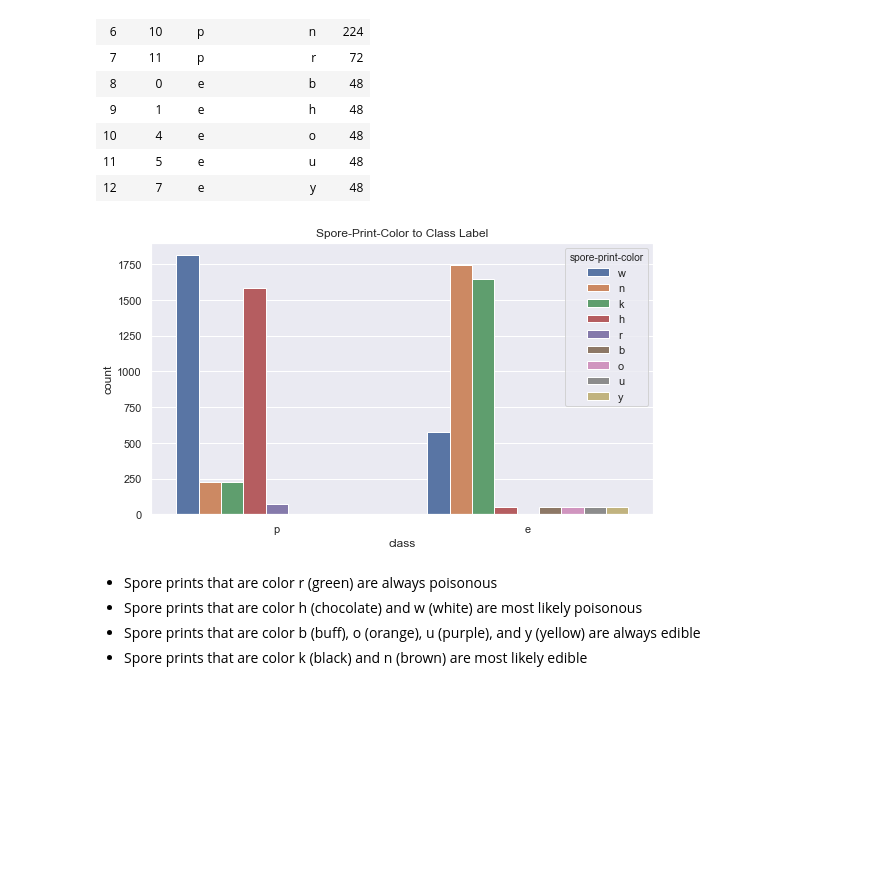
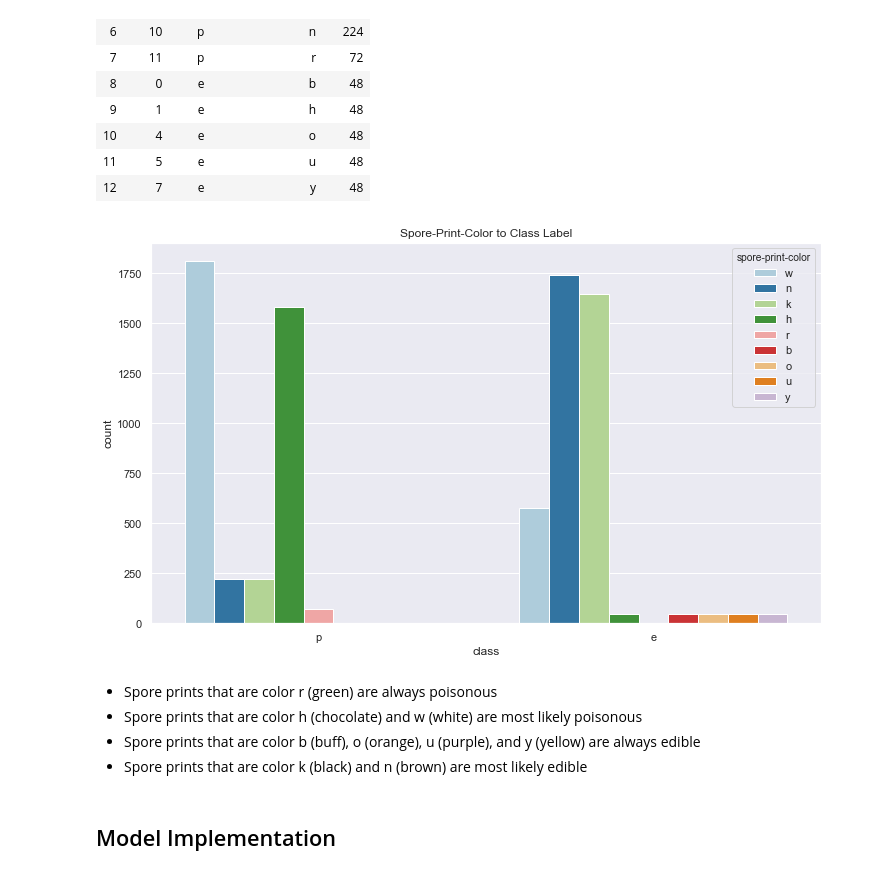
Before and after one commit to dillon4d/COGS118A_FinalProject, a Jupyter notebook: MushroomClassification.ipynb, the cells around one changed output. Drawn from its saved outputs; the diff is of its cells as text; code cells hidden in the pictures; blank space fills up the shorter version.

```diff
--- a/MushroomClassification.ipynb
+++ b/MushroomClassification.ipynb
@@ -13,7 +15,7 @@ from IPython.display import Image
 ## Data Overview:
 # %%
 # Mushroom Classificaiton Data Set from UCI Machine Learning Repository
-df = pd.read_csv("~/Desktop/Winter_2020/Cogs_118A/FinalProject/Data/mushrooms.csv")
+df = pd.read_csv("~/Desktop/Winter_2020/Cogs_118A/FinalProject/COGS118A_FinalProject/Data/mushrooms.csv")
 df.head()
 # %% [output]
 |  | class | cap-shape | cap-surface | cap-color | bruises | odor | gill-attachment | gill-spacing | ... |
@@ -575,17 +637,20 @@ df_spore_to_class
 | 12 | 7 | e | y | 48 |
 # %%
 # bar plot for comparison with ring-type and class
-plt.figure(figsize = (9,5))
+plt.figure(figsize = (12,7))
 sns.barplot(x = "class",y="count",
             hue = "spore-print-color",
-            data = df_spore_to_class)
+            data = df_spore_to_class,
+            palette= "Paired")
 sns.set(style='darkgrid')
 plt.title("Spore-Print-Color to Class Label")
 plt.show()
 # %% [output]
-[figure, old version]
+[figure, new version]
 # %% [markdown]
  - Spore prints that are color r (green) are always poisonous
  - Spore prints that are color h (chocolate) and w (white) are most likely poisonous
  - Spore prints that are color b (buff), o (orange), u (purple), and y (yellow) are always edible
  - Spore prints that are color k (black) and n (brown) are most likely edible
+# %% [markdown]
+## Model Implementation
```
Also changed, not shown: parts of 38 cells of this notebook, 4 other files.
